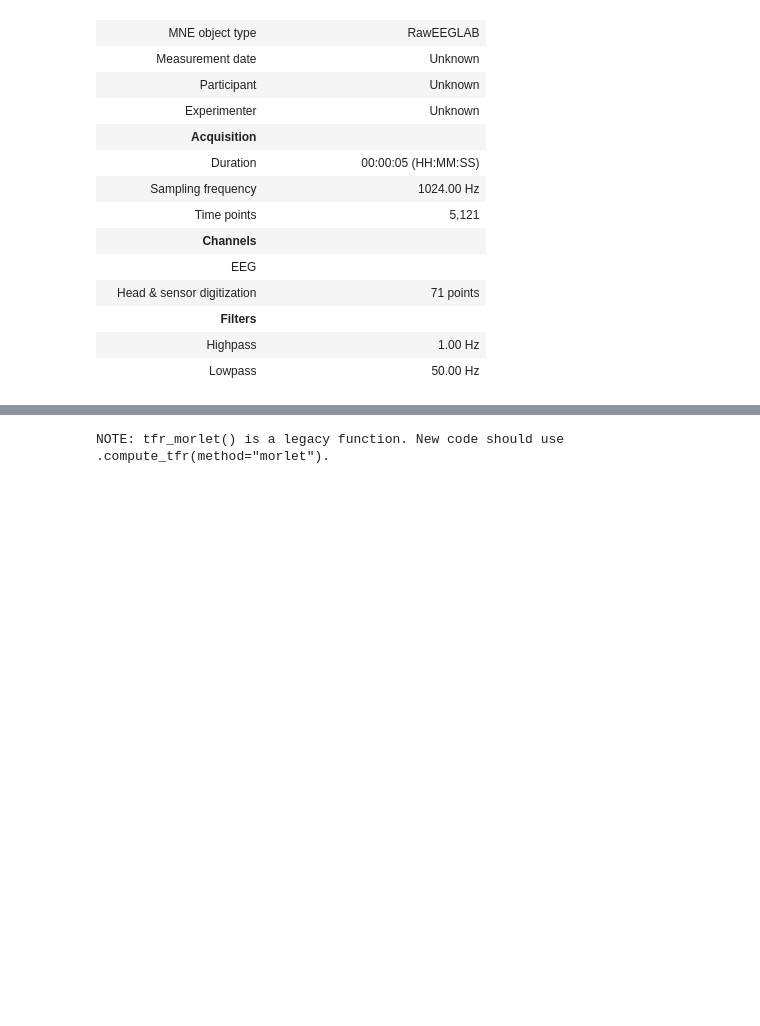
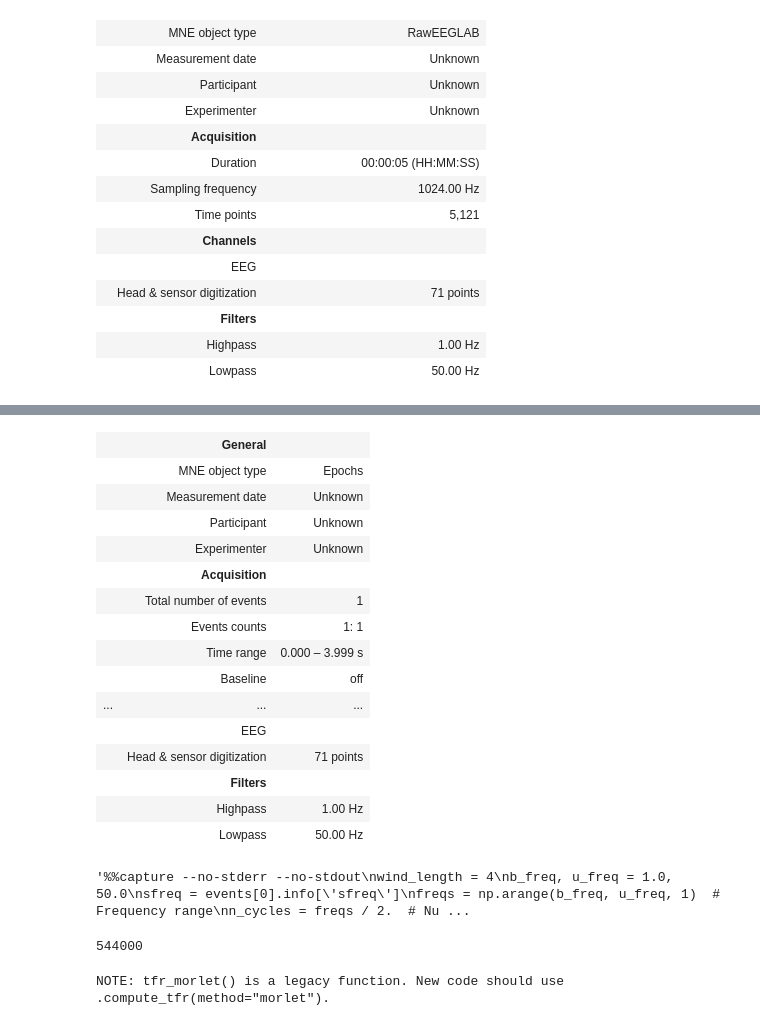
Before and after one commit to johan21009/BCIT_spectrogram, a Jupyter notebook: extract_spectrogram.ipynb, the cells around one changed output, grey strips where cells are left out. Saved outputs shown, nothing was run; the diff lists cells and outputs as text; code cells hidden in the pictures; blank space fills up the shorter version.

Commit message:
first extraction of spectrograms, extract_spectogram.ipynb edited

```diff
--- a/extract_spectrogram.ipynb
+++ b/extract_spectrogram.ipynb
@@ -119,6 +119,8 @@ def compute_PSD(raw, file):
     return df
 # %%
 sfreq = events[0].info['sfreq']
+wind_length = 4
+b_freq, u_freq = 1.0, 50.0
 epochs = mne.make_fixed_length_epochs(events[0], duration=wind_length, preload=True, verbose='error')
 freqs = np.arange(b_freq, u_freq, 1)  # Frequency range
 n_cycles = freqs / 2.  # Number of cycles per frequency
@@ -126,7 +128,9 @@ power = mne.time_frequency.tfr_multitaper(
     epochs, freqs=freqs, n_cycles=n_cycles, use_fft=True, return_itc=False
 )
 
+
+
 # Plot the spectrogram
-power.plot(baseline=(None, 0), mode='logratio', title='EEG Spectrogram')
+#power.plot(baseline=(None, 0), mode='logratio', title='EEG Spectrogram')
 
-plt.show()
+#plt.show()
@@ -132,0 +160,57 @@ plt.show()
+# %%
+epochs
+# %% [output]
+|  | General |  |
+|  | MNE object type | Epochs |
+|  | Measurement date | Unknown |
+|  | Participant | Unknown |
+|  | Experimenter | Unknown |
+|  | Acquisition |  |
+|  | Total number of events | 1 |
+|  | Events counts | 1: 1 |
+|  | Time range | 0.000 – 3.999 s |
+|  | Baseline | off |
+| ... | ... | ... |
+|  | EEG |  |
+|  | Head & sensor digitization | 71 points |
+|  | Filters |  |
+|  | Highpass | 1.00 Hz |
+|  | Lowpass | 50.00 Hz |
+# %%
+'''%%capture --no-stderr --no-stdout
+wind_length = 4
+b_freq, u_freq = 1.0, 50.0
+sfreq = events[0].info['sfreq']
+freqs = np.arange(b_freq, u_freq, 1)  # Frequency range
+n_cycles = freqs / 2.  # Number of cycles per frequency
+
+ch_names = epochs[0].info['ch_names']
+
+total_iter= len(events)
+progress_bar = tqdm(total=total_iter, desc="Progress", unit="iter")
+
+for idx, event in enumerate(events):
+    copy_croped = event.copy().crop(tmin=1)
+    epoch = mne.make_fixed_length_epochs(copy_croped, duration=wind_length, preload=True, verbose='error')
+    for ch in ch_names:
+        power = epoch.compute_tfr(method="multitaper", freqs=freqs, n_cycles=n_cycles, picks=ch)
+        fig = power.plot(baseline=(None, 0), mode='logratio', show=False, verbose='error', colorbar=False);
+        for ax in fig[0].axes:
+            ax.set_xticks([])  # Quitar ticks en eje X
+            ax.set_yticks([])  # Quitar ticks en eje Y
+            ax.set_xlabel("")  # Quitar etiqueta del eje X
+            ax.set_ylabel("")  # Quitar etiqueta del eje Y
+            ax.set_frame_on(False)  # Quitar borde del gráfico
+        fig[0].savefig("/home/castrogaray-j/Spectrogram_images/subject_{}_class_{}_event_{}_channel_{}.png".format(1, 2, idx, ch), dpi=100)
+        fig.clear()
+
+    progress_bar.update(1)
+
+# Cerrar la barra de progreso al finalizar
+progress_bar.close()
+
+#
+#plt.savefig('/home/castrogaray-j/Spectrogram_images/spectrogram.png', dpi=300)
+#fig[0].savefig('/home/castrogaray-j/Spectrogram_images/spectrogram.png', dpi=100)'''
+# %% [output]
+'%%capture --no-stderr --no-stdout\nwind_length = 4\nb_freq, u_freq = 1.0, 50.0\nsfreq = events[0].info[\'sfreq\']\nfreqs = np.arange(b_freq, u_freq, 1)  # Frequency range\nn_cycles = freqs / 2.  # Nu ...
@@ -133,3 +308,7 @@ plt.show()
+# %%
+50*64*170
+# %% [output]
+544000
 # %%
 from mne.time_frequency import tfr_morlet
 power = tfr_morlet(epochs, freqs=freqs, n_cycles=n_cycles, use_fft=True, return_itc=False)
```
Also changed, not shown: parts of 4 cells of this notebook.
